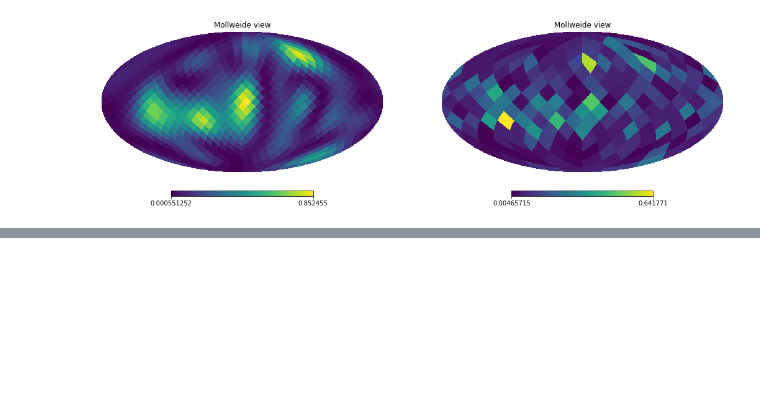
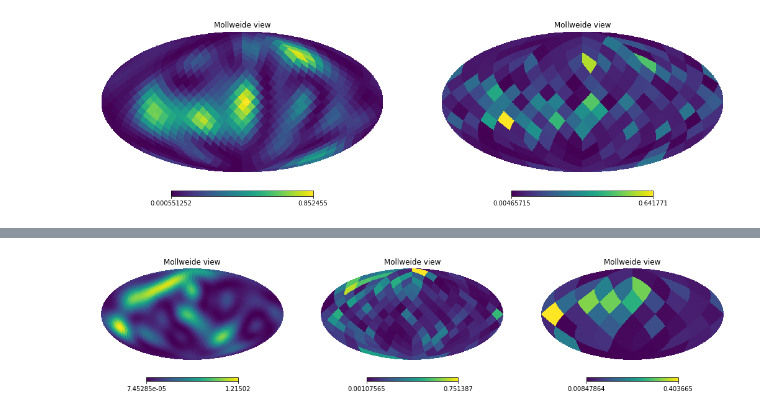
Before and after one commit to a-renzini/phase_coherent_maps, a Jupyter notebook: unpack.ipynb, the cells around one changed output, grey strips where cells are left out. Saved outputs shown, nothing was run; the diff lists cells and outputs as text; code cells hidden in the pictures; blank space fills up the shorter version.

```diff
--- a/unpack.ipynb
+++ b/unpack.ipynb
@@ -248,7 +268,11 @@ hp.mollview(hc_out.imag, hold = True)
 # %%
-fig, (ax1, ax2) = plt.subplots(figsize = (18,10), ncols=2)
+fig, (ax1, ax2, ax3) = plt.subplots(figsize = (18,10), ncols=3)
 
 plt.axes(ax1)
 hp.mollview(hp_in*np.conj(hp_in) +hc_in*np.conj(hc_in), hold = True)
 plt.axes(ax2)
 hp.mollview(hp_out*np.conj(hp_out) +hc_out*np.conj(hc_out), hold = True)
+plt.axes(ax3)
+hp.mollview(hp_out2*np.conj(hp_out2) +hc_out2*np.conj(hc_out2), hold = True)
+# %% [output]
+[figure, added]
```
Also changed, not shown: parts of 15 cells of this notebook, 4 other files.
